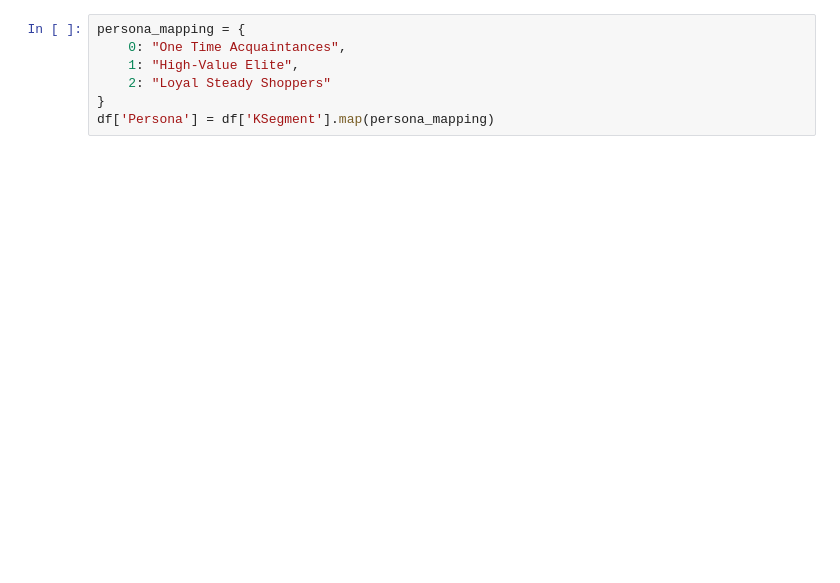
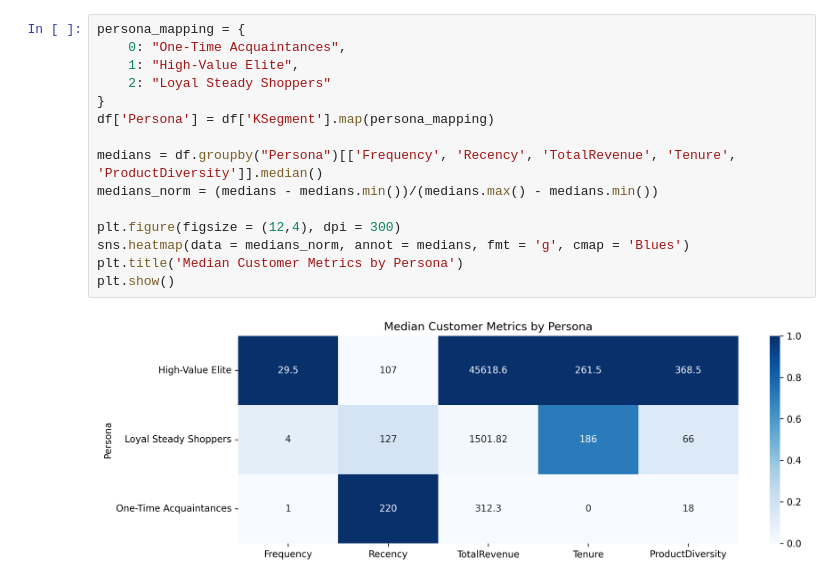
Before and after one commit to mundundan-star/online-retail-customer-analytics, a Jupyter notebook: Customer_Segments_Profiling_and_Statistical_Analysis.ipynb, the cells around one changed output. Saved outputs shown, nothing was run; the diff lists cells and outputs as text; blank space fills up the shorter version.

```diff
--- a/Customer_Segments_Profiling_and_Statistical_Analysis.ipynb
+++ b/Customer_Segments_Profiling_and_Statistical_Analysis.ipynb
@@ -39,8 +43,18 @@ df.groupby("KSegment").agg(
 | 2 | 2 | 1279 | 38.6 % | 1501.82 | 186.0 | 127.0 | 4.0 | ... |
 # %%
 persona_mapping = {
-    0: "One Time Acquaintances",
+    0: "One-Time Acquaintances",
     1: "High-Value Elite",
     2: "Loyal Steady Shoppers"
 }
 df['Persona'] = df['KSegment'].map(persona_mapping)
+
+medians = df.groupby("Persona")[['Frequency', 'Recency', 'TotalRevenue', 'Tenure', 'ProductDiversity']].median()
+medians_norm = (medians - medians.min())/(medians.max() - medians.min())
+
+plt.figure(figsize = (12,4), dpi = 300)
+sns.heatmap(data = medians_norm, annot = medians, fmt = 'g', cmap = 'Blues')
+plt.title('Median Customer Metrics by Persona')
+plt.show()
+# %% [output]
+[figure, added]
```
Also changed, not shown: parts of 4 cells of this notebook.
